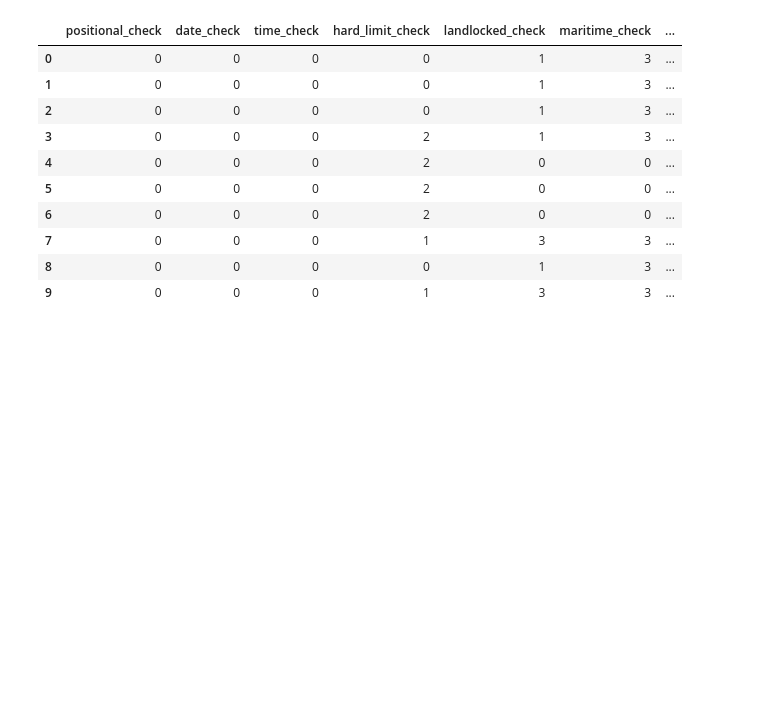
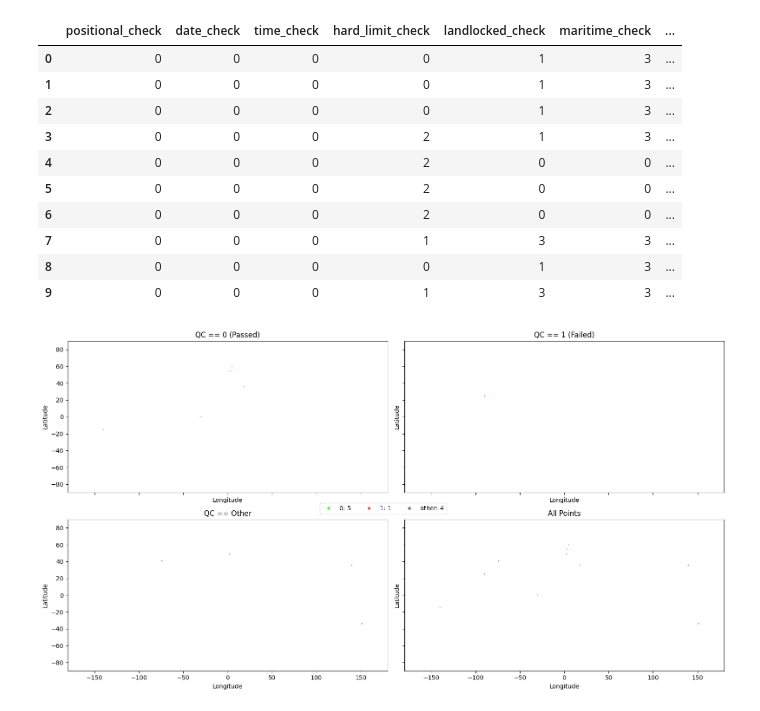
Before and after one commit to glamod/marine_qc, a Jupyter notebook: docs/notebooks/qc_individual.ipynb, the cells around one changed output. Drawn from its saved outputs; the diff is of its cells as text; code cells hidden in the pictures; blank space fills up the shorter version.

Commit message:
add some QC outcome plots

```diff
--- a/docs/notebooks/qc_individual.ipynb
+++ b/docs/notebooks/qc_individual.ipynb
@@ -135,6 +137,6 @@ do_wind_consistency_check(
 9    0
 dtype: int64
 # %%
-climatology_dataset = get_climatology_dataset()
-climatology_dataset
+climatology_data = get_climatology_data()
+climatology_data
 # %% [output]
@@ -197,13 +202,14 @@ climatology_dataset.sea_surface_temperature.plot()
 <matplotlib.collections.QuadMesh at 0x...>
 [figure]
 # %%
-do_climatology_check(
+climatology_check = do_climatology_check(
     value=data.sea_surface_temperature,
-    climatology=climatology_dataset.sea_surface_temperature,
+    climatology=climatology_data.sst,
     maximum_anomaly=5.0,
     lat=data.lat,
     lon=data.lon,
 )
+climatology_check
 # %% [output]
 0    0
 1    0
@@ -301,3 +307,11 @@ do_multiple_individual_check(
 | 7 | 0 | 0 | 0 | 1 | 3 | 3 | ... |
 | 8 | 0 | 0 | 0 | 0 | 1 | 3 | ... |
 | 9 | 0 | 0 | 0 | 1 | 3 | 3 | ... |
+# %%
+lat_lon_plot = latitude_longitude_plot(
+    lat=data.lat,
+    lon=data.lon,
+    qc_outcomes=climatology_check,
+)
+# %% [output]
+[figure, added]
```
Also changed, not shown: parts of 9 cells of this notebook, 1 other file.
